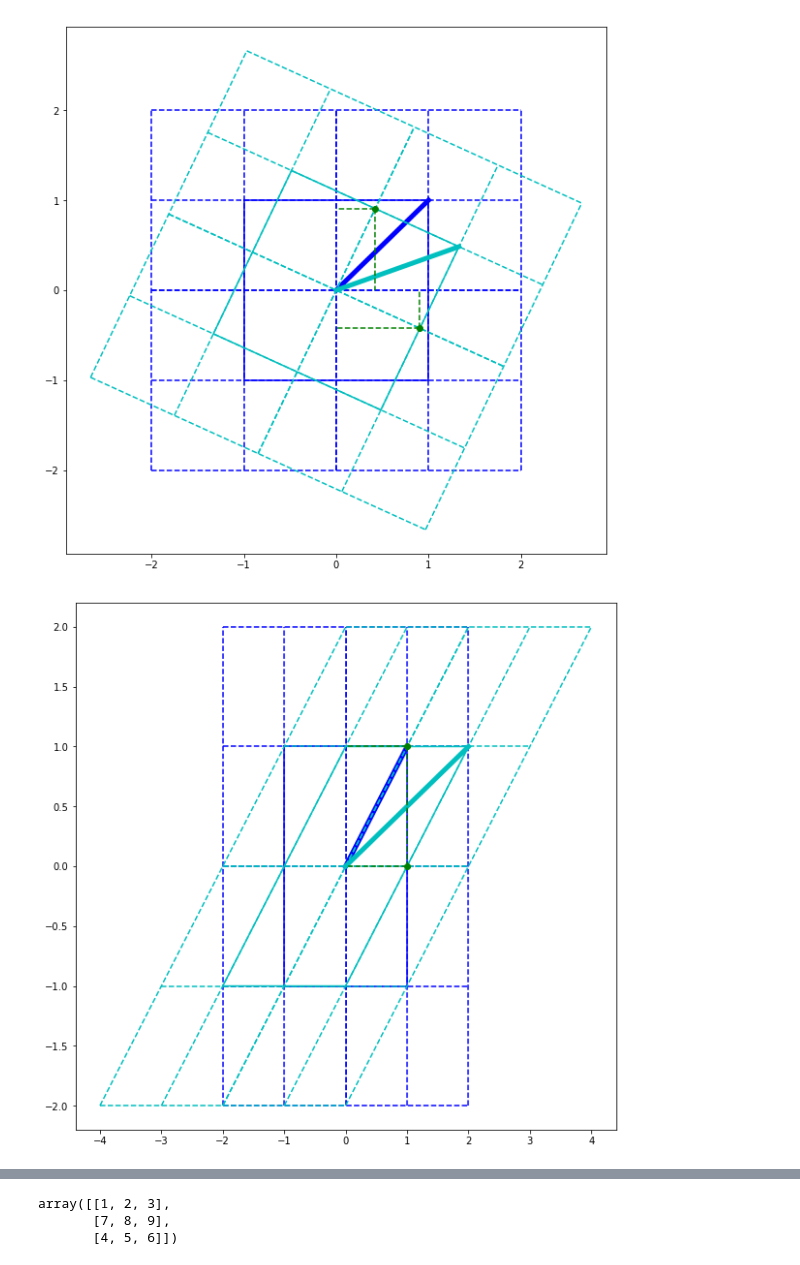
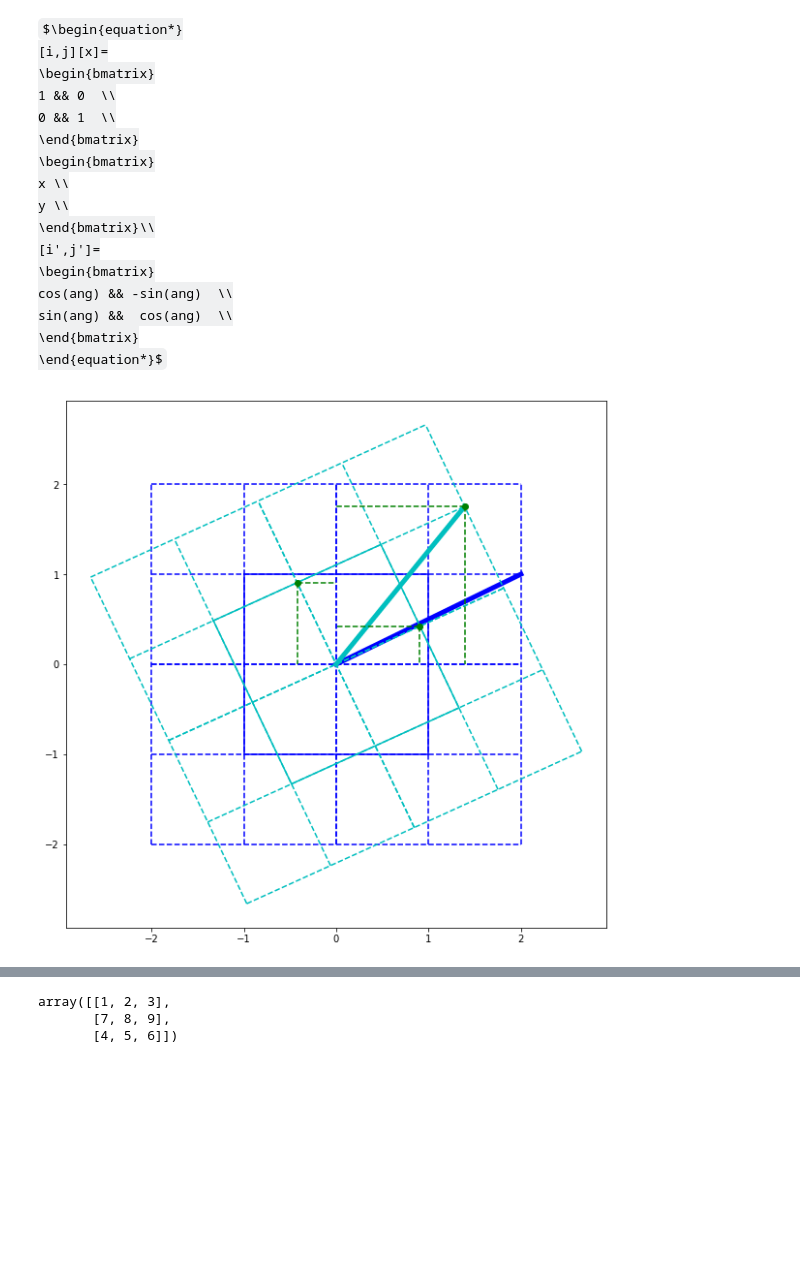
Before and after one commit to irfanhasib0/Control-algorithms, a Jupyter notebook: Linear Algebra.ipynb, the cells around one changed output, grey strips where cells are left out. Saved outputs shown, nothing was run; the diff lists cells and outputs as text; code cells hidden in the pictures; some formulas as TeX source; blank space fills up the shorter version.

Commit message:
linear algebra descripion added

```diff
--- a/Linear Algebra.ipynb
+++ b/Linear Algebra.ipynb
@@ -29,10 +29,14 @@ class Linear_Transform():
         iy=np.array([0,1],dtype=np.float64)
         nix=self.mul_pts(ix)
         niy=self.mul_pts(iy)
+        tvx=self.tvect[1][0]
+        tvy=self.tvect[1][1]
         self.Draw_Projection(nix[0],nix[1])
         self.Draw_Projection(niy[0],niy[1])
+        self.Draw_Projection(tvx,tvy)
         self.ax.plot([nix[0]],[nix[1]],'go')
         self.ax.plot([niy[0]],[niy[1]],'go')
+        self.ax.plot([tvx],[tvy],'go')
         return 0
     def Draw_Projection(self,vx,vy):
         ang=np.tan(self.vect[1][1]/self.vect[1][0])
@@ -135,25 +201,36 @@ class Linear_Transform():
+# %% [markdown]
+ $\begin{equation*}
+[i,j][x]=
+\begin{bmatrix}
+1 && 0  \\
+0 && 1  \\
+\end{bmatrix}
+\begin{bmatrix}
+x \\
+y \\
+\end{bmatrix}\\
+[i',j']=
+\begin{bmatrix}
+cos(ang) && -sin(ang)  \\
+sin(ang) &&  cos(ang)  \\
+\end{bmatrix}
+\end{equation*}$
 # %%
-
-import time
-#for i in range(1,90,10):
-#    lt=Linear_Transform(angle=i)
-#    time.sleep(.1)
 phi=np.deg2rad(25)
-matrix1=np.array([[math.cos(phi),math.sin(phi)],
-                [-math.sin(phi),math.cos(phi)]])
+matrix1=np.array([[math.cos(phi),-math.sin(phi)],
+                [math.sin(phi),math.cos(phi)]])
 matrix2=np.array([[1 , 1],
                  [0 , 1]])
 matrix3=np.array([[1 , 1],
                  [1 , 1]])
 matrix4=np.array([[1 , 1],
                  [1 , 2]])
 vect=[[0,0],
-      [1,1]]
+      [2,1]]
 #vect=[[1,1]]
 vect=np.array(vect,dtype=np.float64)
-mats = [matrix1,matrix2,matrix3,matrix4]
+mats = [matrix1]#,matrix2,matrix3,matrix4]
 for mat in mats:
     lt=Linear_Transform(vect,mat)
 # %% [output]
-[figure, old version]
+[figure, new version]
-[figure, removed]
```
Also changed, not shown: parts of 5 cells of this notebook.
